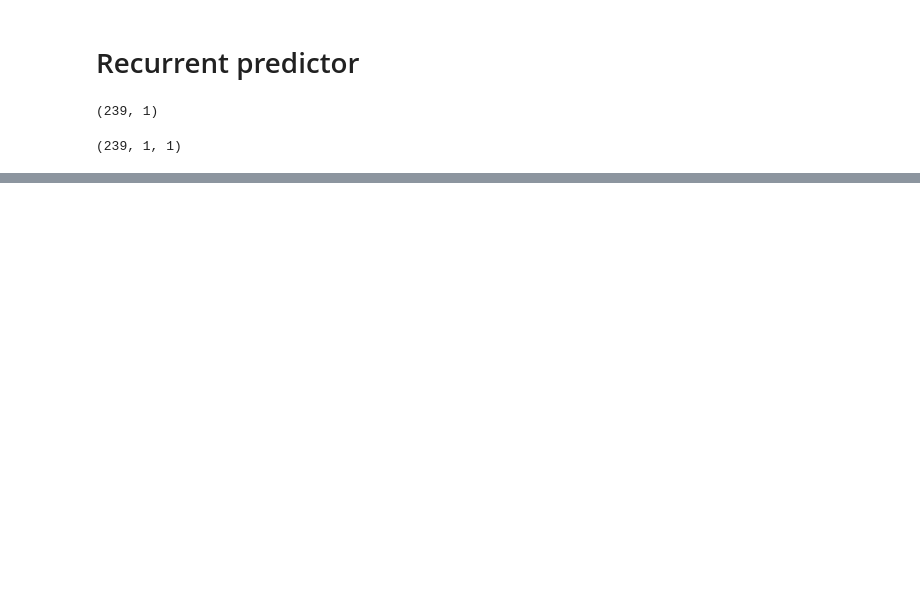
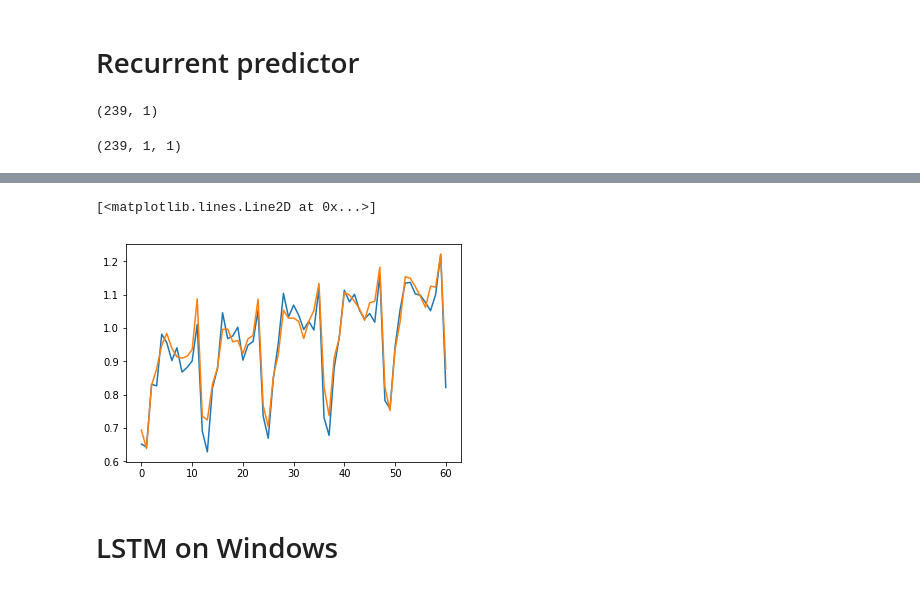
Before and after one commit to JasonShin/keras, a Jupyter notebook: 2. RNN - Time Series.ipynb, the cells around one changed output, grey strips where cells are left out. Cells and saved outputs as stored; diff of their text form; code cells hidden in the pictures; blank space fills up the shorter version.

```diff
--- a/2. RNN - Time Series.ipynb
+++ b/2. RNN - Time Series.ipynb
@@ -195,0 +237,6 @@ AttributeError: 'Sequential' object has no attribute 'predit'
+# %%
+X_train = train_sc_df.dropna().drop('Scaled', axis=1)
+y_train = train_sc_df.dropna()[['Scaled']]
+
+X_test = test_sc_df.dropna().drop('Scaled', axis=1)
+y_test = test_sc_df.dropna()[['Scaled']]
@@ -195,0 +247,6 @@ AttributeError: 'Sequential' object has no attribute 'predit'
+# %%
+X_train = X_train.values
+X_test = X_test.values
+
+y_train = y_train.values
+y_test = y_test.values
@@ -195,0 +255,8 @@ AttributeError: 'Sequential' object has no attribute 'predit'
+# %%
+K.clear_session()
+
+model = Sequential()
+model.add(Dense(12, input_dim=12, activation='relu'))
+model.add(Dense(1))
+model.compile(loss='mean_squared_error', optimizer='adam')
+model.summary()
@@ -195,0 +275,2 @@ AttributeError: 'Sequential' object has no attribute 'predit'
+# %%
+model.fit(X_train, y_train, epochs=200, batch_size=1, verbose=1, callbacks=[early_stopping])
@@ -195,0 +296,9 @@ AttributeError: 'Sequential' object has no attribute 'predit'
+# %%
+y_pred = model.predict(X_test)
+plt.plot(y_test)
+plt.plot(y_pred)
+# %% [output]
+[<matplotlib.lines.Line2D at 0x...>]
+[figure, added]
+# %% [markdown]
+# LSTM on Windows
```
Also changed, not shown: parts of 17 cells of this notebook.
